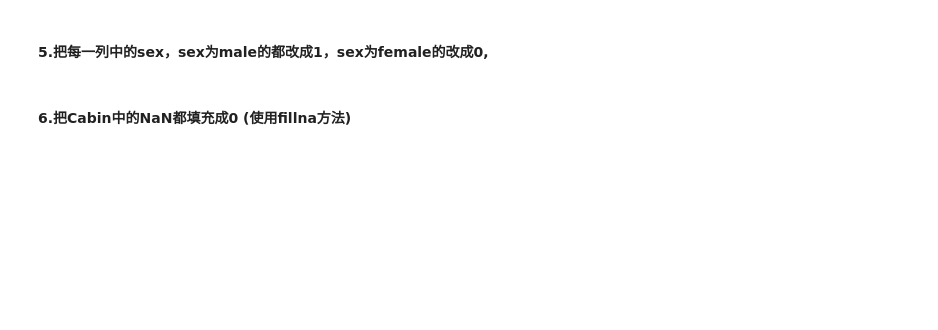
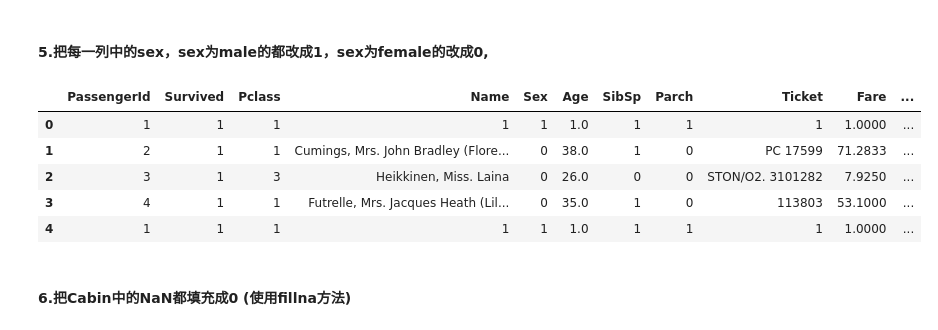
Before and after one commit to NeoNiu/CSNotebooks, a Jupyter notebook: 2.Pandas/Pandas-1-Exercise.ipynb, the cells around one changed output. Cells and saved outputs as stored; diff of their text form; code cells hidden in the pictures; blank space fills up the shorter version.

```diff
--- a/2.Pandas/Pandas-1-Exercise.ipynb
+++ b/2.Pandas/Pandas-1-Exercise.ipynb
@@ -29,4 +91,15 @@ Pretty printing has been turned OFF
 # %% [markdown]
 #### 5.把每一列中的sex，sex为male的都改成1，sex为female的改成0,
+# %%
+df3.loc[df3['Sex']=='male',['Sex']]=1
+df3.loc[df3.Sex=='female', ['Sex']]=0
+df3.head()
+# %% [output]
+|  | PassengerId | Survived | Pclass | Name | Sex | Age | SibSp | Parch | Ticket | Fare | ... |
+| 0 | 1 | 1 | 1 | 1 | 1 | 1.0 | 1 | 1 | 1 | 1.0000 | ... |
+| 1 | 2 | 1 | 1 | Cumings, Mrs. John Bradley (Flore... | 0 | 38.0 | 1 | 0 | PC 17599 | 71.2833 | ... |
+| 2 | 3 | 1 | 3 | Heikkinen, Miss. Laina | 0 | 26.0 | 0 | 0 | STON/O2. 3101282 | 7.9250 | ... |
+| 3 | 4 | 1 | 1 | Futrelle, Mrs. Jacques Heath (Lil... | 0 | 35.0 | 1 | 0 | 113803 | 53.1000 | ... |
+| 4 | 1 | 1 | 1 | 1 | 1 | 1.0 | 1 | 1 | 1 | 1.0000 | ... |
 # %% [markdown]
 #### 6.把Cabin中的NaN都填充成0 (使用fillna方法)
```
Also changed, not shown: parts of 9 cells of this notebook, 6 other files.
